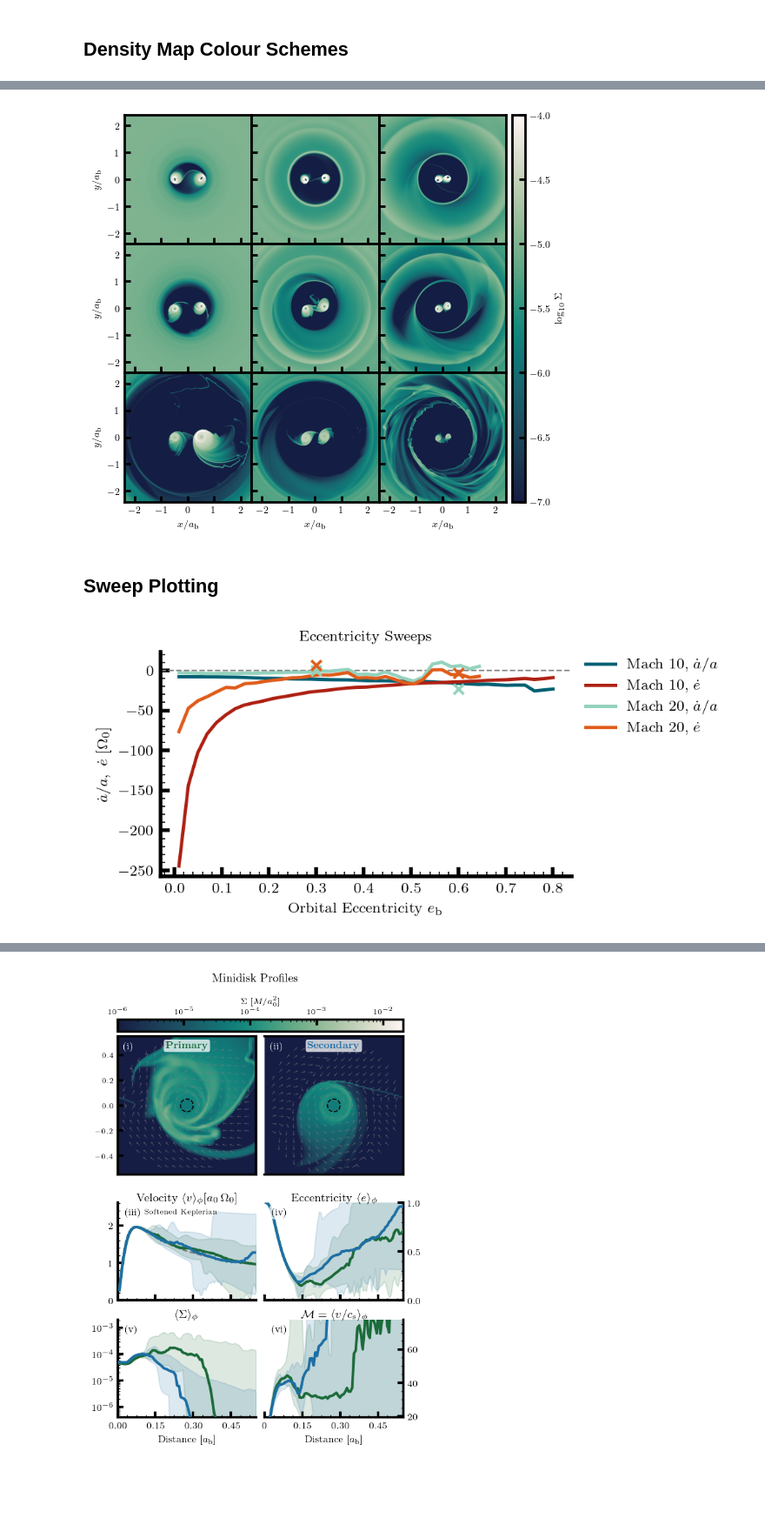
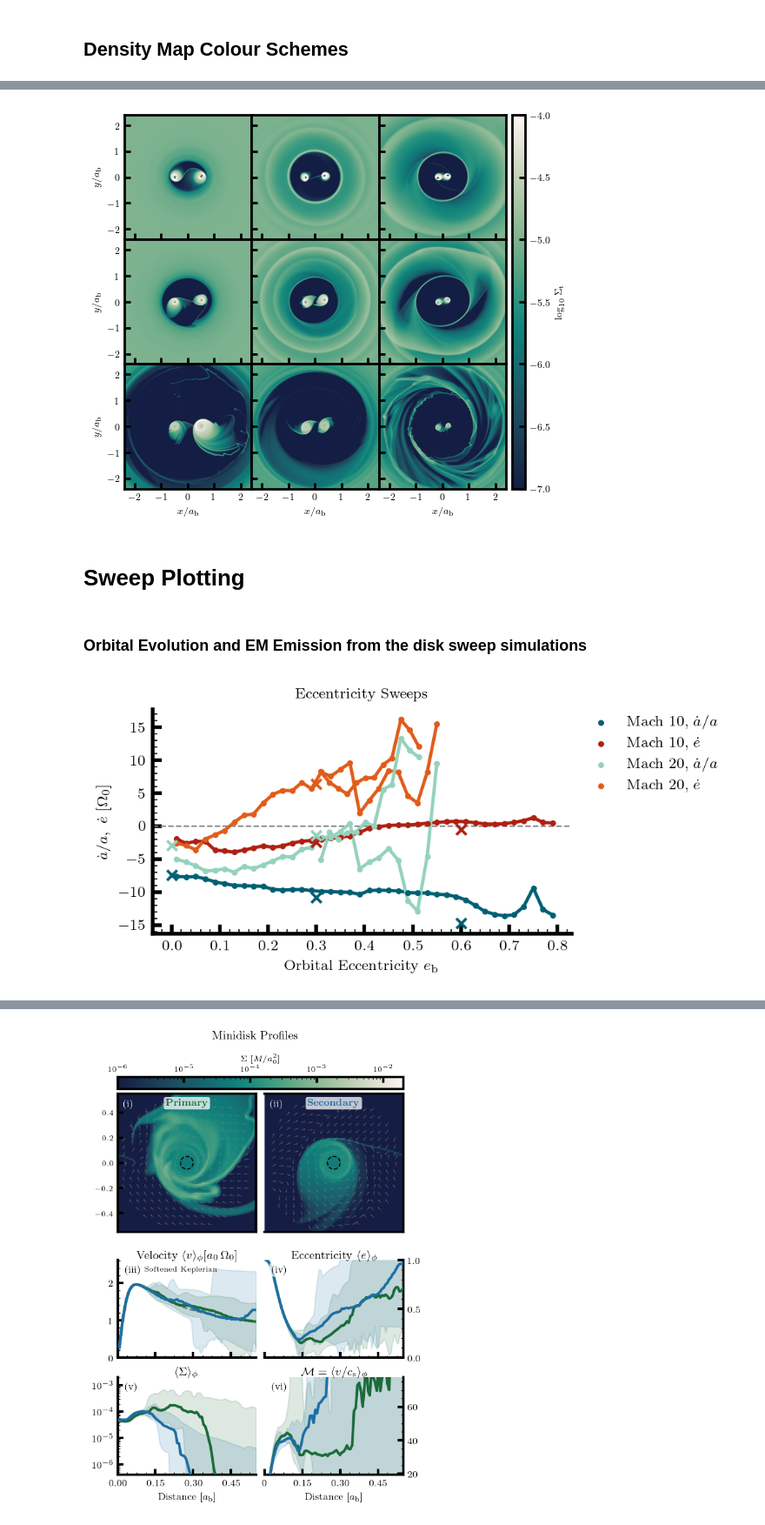
Before and after one commit to davidoneill00/sailfish, a Jupyter notebook: FancyPlotting.ipynb, the cells around one changed output, grey strips where cells are left out. Shown at 87% size. Cells and saved outputs as stored; diff of their text form; code cells hidden in the pictures; blank space fills up the shorter version.

```diff
--- a/FancyPlotting.ipynb
+++ b/FancyPlotting.ipynb
@@ -130,15 +147,16 @@ A values         | 1.549e+07 | 4.840e+05 | 1.513e+04 | 4.727e+02 | 1.477e+01 |
 # %%
 data        = {}
 dir         = '/mnt/beegfs/haimagrp/david_oneill/sailfish/Retrograde/'
-Checkpoints = ['Fixed_e/e00Mach10/chkpt.0240.pk'      , 'Fixed_e/e03Mach10/chkpt.0240.pk', 'Fixed_e/e06Mach10/chkpt.0240.pk',
-               'Sweeps/Mach20/FixedHLLE/chkpt.0200.pk', 'Fixed_e/e03Mach20/chkpt.0160.pk', 'Fixed_e/e06Mach20/chkpt.0175.pk',
-               'Fixed_e/e00Mach40/chkpt.0700.pk'      , 'Fixed_e/e03Mach40/chkpt.0400.pk', 'Fixed_e/e06Mach40/chkpt.0500.pk']
+Checkpoints = ['Fixed_e/e00Mach10/chkpt.0240.pk', 'Fixed_e/e03Mach10/chkpt.0240.pk', 'Fixed_e/e06Mach10/chkpt.0240.pk',
+               'Fixed_e/e00Mach20/chkpt.0085.pk', 'Fixed_e/e03Mach20/chkpt.0085.pk', 'Fixed_e/e06Mach20/chkpt.0085.pk',
+               'Fixed_e/e00Mach40/chkpt.0700.pk', 'Fixed_e/e03Mach40/chkpt.0400.pk', 'Fixed_e/e06Mach40/chkpt.0500.pk']
 Names       = ['M10_e00'                , 'M10_e03'                , 'M10_e06',
                'M20_e00'                , 'M20_e03'                , 'M20_e06',
                'M40_e00'                , 'M40_e03'                , 'M40_e06']
 
-# Update Mach 20 e06 (ASTRO)
-# Rerun Mach 20 e00 (ASTRO)
+# e00Mach10, e03Mach10, e06Mach10: Close to unity, ell0=0 and density maps clear
+# All Mach 20 need to be rerun (ASTRO Currently)
+# e00Mach40,
 
 for index in range(0, len(Checkpoints)):
     data[Names[index]] = load_checkpoint(dir + Checkpoints[index])
@@ -340,5 +325,5 @@ plt.show()
 # %%
-fig, axes = plt.subplots(3, 3, figsize=(text_width, text_width), dpi=100,
+fig, axes = plt.subplots(3, 3, figsize=(text_width, 0.97*text_width), dpi=100,
                          sharex=True, sharey=True,
                          height_ratios=[0.33, 0.33, 0.33],
                          gridspec_kw={'hspace': 0.0, 'wspace': 0.0})
@@ -407,7 +392,7 @@ for ax in axes_flat:
     ax.yaxis.set_major_locator(MultipleLocator(1))
 
 cbar = fig.colorbar(cm, cax=cax)
-cbar.set_label(r'$\log_{10} \Sigma$')
+cbar.set_label(r'$\log_{10} \Sigma_\mathrm{t}$')
 col_labels = [r'$x / a_\mathrm{b}$', r'$x / a_\mathrm{b}$', r'$x / a_\mathrm{b}$']
 row_labels = [r'$y / a_\mathrm{b}$', r'$y / a_\mathrm{b}$', r'$y / a_\mathrm{b}$']
 
@@ -421,9 +406,11 @@ for row in range(3):
 plt.tight_layout()
 plt.savefig('DensityMaps.png', dpi = 400, bbox_inches='tight')
 # %% [output]
-[figure, old version]
+[figure, new version]
+# %% [markdown]
+# Sweep Plotting
 # %% [markdown]
-## Sweep Plotting
+### Orbital Evolution and EM Emission from the disk sweep simulations
 # %%
 def ComputeBinnedStats(times, field, Averaging_Window):
     """Return bin centers, means, and 1-sigma standard deviations."""
@@ -533,54 +518,65 @@ _edot_light = '#E05C1A'  # amber-orange
 
 
 
-Mach10_ea, Mach10_ma, _ = ComputeBinnedStats(Mach10_e, Mach10_adot, 0.02)
-Mach10_ee, Mach10_me, _ = ComputeBinnedStats(Mach10_e, Mach10_edot, 0.02)
-Mach20_ea, Mach20_ma, _ = ComputeBinnedStats(Mach20_e, Mach20_adot, 0.02)
-Mach20_ee, Mach20_me, _ = ComputeBinnedStats(Mach20_e, Mach20_edot, 0.02)
+Mach10_ea , Mach10_ma, _ = ComputeBinnedStats(Mach10_e , Mach10_adot , 0.02)
+Mach10_ee , Mach10_me, _ = ComputeBinnedStats(Mach10_e , Mach10_edot , 0.02)
+Mach20_eaa, Mach20_maa, _ = ComputeBinnedStats(Mach20_ea, Mach20_adota, 0.02)
+Mach20_eea, Mach20_mea, _ = ComputeBinnedStats(Mach20_ea, Mach20_edota, 0.02)
+Mach20_eab, Mach20_mab, _ = ComputeBinnedStats(Mach20_eb, Mach20_adotb, 0.02)
+Mach20_eeb, Mach20_meb, _ = ComputeBinnedStats(Mach20_eb, Mach20_edotb, 0.02)
 
-ax.plot(Mach10_ea, Mach10_ma, linewidth=1.8, linestyle='solid', color=_adot_dark , label=r'Mach 10, $\dot{a}/a$', zorder=3)
-ax.plot(Mach10_ee, Mach10_me, linewidth=1.8, linestyle='solid', color=_edot_dark , label=r'Mach 10, $\dot{e}$',   zorder=3)
-ax.plot(Mach20_ea, Mach20_ma, linewidth=1.8, linestyle='solid', color=_adot_light, label=r'Mach 20, $\dot{a}/a$', zorder=3)
-ax.plot(Mach20_ee, Mach20_me, linewidth=1.8, linestyle='solid', color=_edot_light, label=r'Mach 20, $\dot{e}$',  zorder=3)
+ax.plot(Mach10_ea, Mach10_ma, linewidth=1.8, linestyle='solid', color=_adot_dark , zorder=3)
+ax.plot(Mach10_ee, Mach10_me, linewidth=1.8, linestyle='solid', color=_edot_dark , zorder=3)
+ax.plot(Mach20_eaa, Mach20_maa, linewidth=1.8, linestyle='solid', color=_adot_light, zorder=3)
+ax.plot(Mach20_eea, Mach20_mea, linewidth=1.8, linestyle='solid', color=_edot_light, zorder=3)
+ax.plot(Mach20_eab, Mach20_mab, linewidth=1.8, linestyle='solid', color=_adot_light, zorder=3)
+ax.plot(Mach20_eeb, Mach20_meb, linewidth=1.8, linestyle='solid', color=_edot_light, zorder=3)
+ax.scatter(Mach10_ea, Mach10_ma, color=_adot_dark , marker='o', s=5, label=r'Mach 10, $\dot{a}/a$', zorder=3)
+ax.scatter(Mach10_ee, Mach10_me, color=_edot_dark , marker='o', s=5, label=r'Mach 10, $\dot{e}$',   zorder=3)
 
-# ax.scatter(Mach10_ea, Mach10_ma, color=_adot_dark,  s = 10)
-# ax.scatter(Mach10_ee, Mach10_me, color=_edot_dark,  s = 10)
-# ax.scatter(Mach20_ea, Mach20_ma, color=_adot_light, s = 10)
-# ax.scatter(Mach20_ee, Mach20_me, color=_edot_light, s = 10)
+ax.scatter(Mach20_eaa, Mach20_maa, color=_adot_light, marker='o', s=5, label=r'Mach 20, $\dot{a}/a$', zorder=3)
+ax.scatter(Mach20_eea, Mach20_mea, color=_edot_light, marker='o', s=5, label=r'Mach 20, $\dot{e}$',  zorder=3)
+ax.scatter(Mach20_eab, Mach20_mab, color=_adot_light, marker='o', s=5, zorder=3)
+ax.scatter(Mach20_eeb, Mach20_meb, color=_edot_light, marker='o', s=5, zorder=3)
 
-#ax.scatter(0.0, -10.14, color=_adot_dark, marker='x', s=30, zorder=4)
-ax.scatter(0.3, 0.16, color=_adot_light, marker='x', s=30, zorder=4)
-ax.scatter(0.3, 6.27, color=_edot_light, marker='x', s=30, zorder=4)
 
-ax.scatter(0.6,-23.48, color=_adot_light, marker='x', s=30, zorder=4)
-ax.scatter(0.6,-3.63, color=_edot_light, marker='x', s=30, zorder=4)
+# Mach 10 scatter points
+ax.scatter(0.0, -7.39, color=_adot_dark, marker='x', s=30, zorder=4)
+ax.scatter(0.3,-10.79, color=_adot_dark, marker='x', s=30, zorder=4)
+ax.scatter(0.3, -2.41, color=_edot_dark, marker='x', s=30, zorder=4)
+ax.scatter(0.6,-14.77, color=_adot_dark, marker='x', s=30, zorder=4)
+ax.scatter(0.6, -0.55, color=_edot_dark, marker='x', s=30, zorder=4)
 
-#ax.scatter(0.6, -17.81, color=_adot_dark, marker='x', s=30, zorder=4)
-#ax.scatter(0.3,  -2.59, color=_edot_dark, marker='x', s=30, zorder=4)
-#ax.scatter(0.6,  -0.84, color=_edot_dark, marker='x', s=30, zorder=4, label = 'Fixed e')
+# Mach 20 scatter points
+ax.scatter(0.0, -2.89, color=_adot_light, marker='x', s=30, zorder=4)
+ax.scatter(0.3, -1.45, color=_adot_light, marker='x', s=30, zorder=4)
+ax.scatter(0.3,  6.39, color=_edot_light, marker='x', s=30, zorder=4)
+#ax.scatter(0.6,-14.77, color=_adot_light, marker='x', s=30, zorder=4)
+#ax.scatter(0.6, -0.55, color=_edot_light, marker='x', s=30, zorder=4)
+
 
 ax.autoscale()
 _ylo, _yhi = ax.get_ylim()
 
 ax.set_ylim(_ylo, _yhi)
 ax.axhline(y=0, color='0.5', linewidth=0.8, linestyle='--', zorder=2)
 
 ax.set_xlabel('Orbital Eccentricity $e_\mathrm{b}$')
 ax.set_ylabel(r'$\dot{a}/a,\ \dot{e}\ [\Omega_0]$')
 ax.set_title(r'Eccentricity Sweeps', fontsize=8)
 #ax.legend(loc='upper right', frameon=True, framealpha=0.9, edgecolor='none')
 ax.legend(loc='upper left', bbox_to_anchor=(1.02, 1), borderaxespad=0,frameon=True, framealpha=0.9, edgecolor='none')
 
 ax.spines['top'].set_visible(False)
 ax.spines['right'].set_visible(False)
 ax.tick_params(which='both', top=False, right=False)
 ax.minorticks_on()
 ax.tick_params(which='minor', length=2.5, direction='in')
 fig.tight_layout()
 
 
 plt.tight_layout()
 plt.savefig('Sweep', dpi=300)
 # %% [output]
-[figure, old version]
+[figure, new version]
 # %%
```
Also changed, not shown: parts of 29 cells of this notebook, 1 other file.
